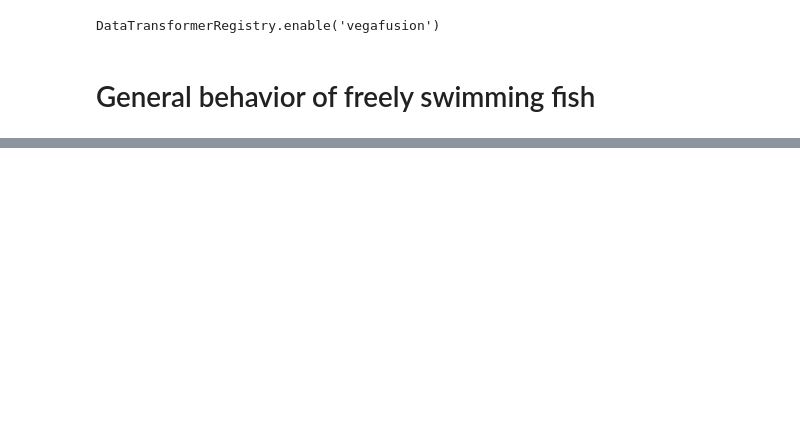
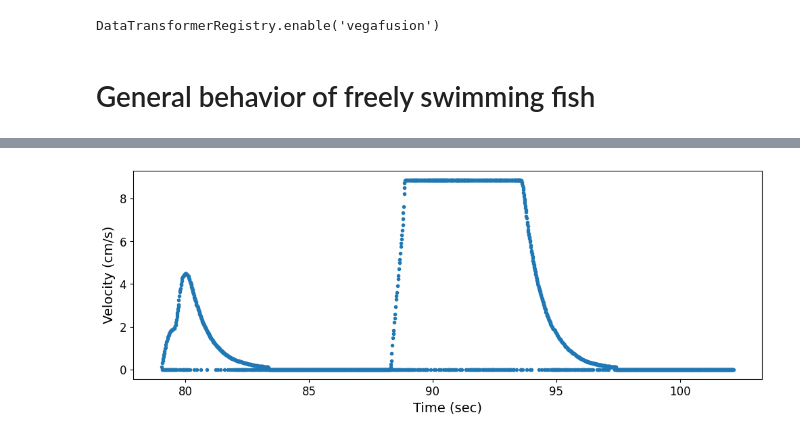
Before and after one commit to Anneser/SpatialInformation, a Jupyter notebook: scripts/01_behavior.ipynb, the cells around one changed output, grey strips where cells are left out. Cells and saved outputs as stored; diff of their text form; code cells hidden in the pictures; blank space fills up the shorter version.

```diff
--- a/scripts/01_behavior.ipynb
+++ b/scripts/01_behavior.ipynb
@@ -125,0 +135,22 @@ Text(0.99, 0.1, '52.99 % below 4.41 cm/s\n28.74 % above 8.37 cm/s')
+# %%
+def soft_clamp(v_input: float, v_max: float=8.37, softness: float=0.5) -> float:
+    """
+    Softly clamps v_input to not significantly exceed v_max.
+
+    Parameters:
+    - v_input: velocity (float)
+    - v_max: max velocity (float), defaults to 8.37
+    - softness: smaller = harder clamp; larger = softer, defaults to 0.5
+
+    Returns:
+    - soft-clamped velocity
+    """
+    if v_input <= v_max:
+        return v_input
+    else:
+        excess = v_input - v_max
+        return v_max + softness * np.tanh(excess / softness)
+
+df_VR = df_VR.with_columns((pl.col("velocity")*100).map_elements(soft_clamp).alias("clamped_velocity"))
+
+df_VR
@@ -125,0 +208,8 @@ Text(0.99, 0.1, '52.99 % below 4.41 cm/s\n28.74 % above 8.37 cm/s')
+# %%
+fig, ax1 = plt.subplots(figsize=(12,4))
+ax1.plot(df_VR[5000:7000].select(pl.col("timestamp")), df_VR[5000:7000].select(pl.col("clamped_velocity")), '.')
+ax1.set_xlabel("Time (sec)", fontsize=14)
+ax1.set_ylabel("Velocity (cm/s)", fontsize=14)
+ax1.tick_params(axis="both", labelsize=12)
+# %% [output]
+[figure, added]
```
Also changed, not shown: parts of 10 cells of this notebook, 7 other files.
